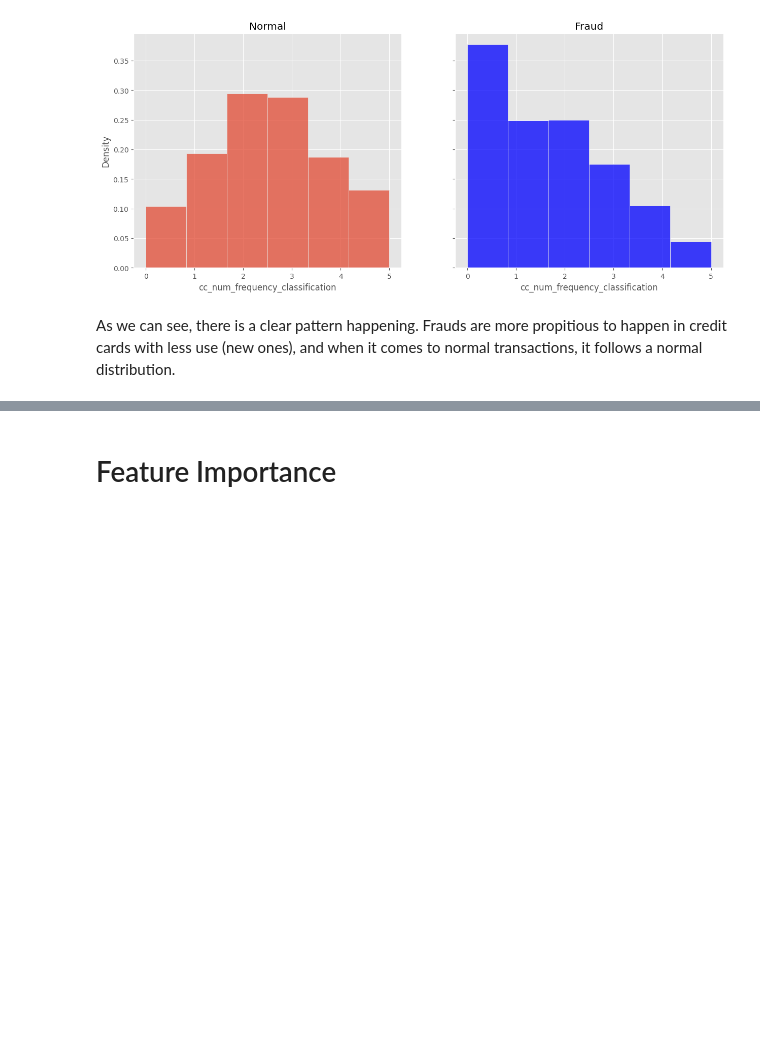
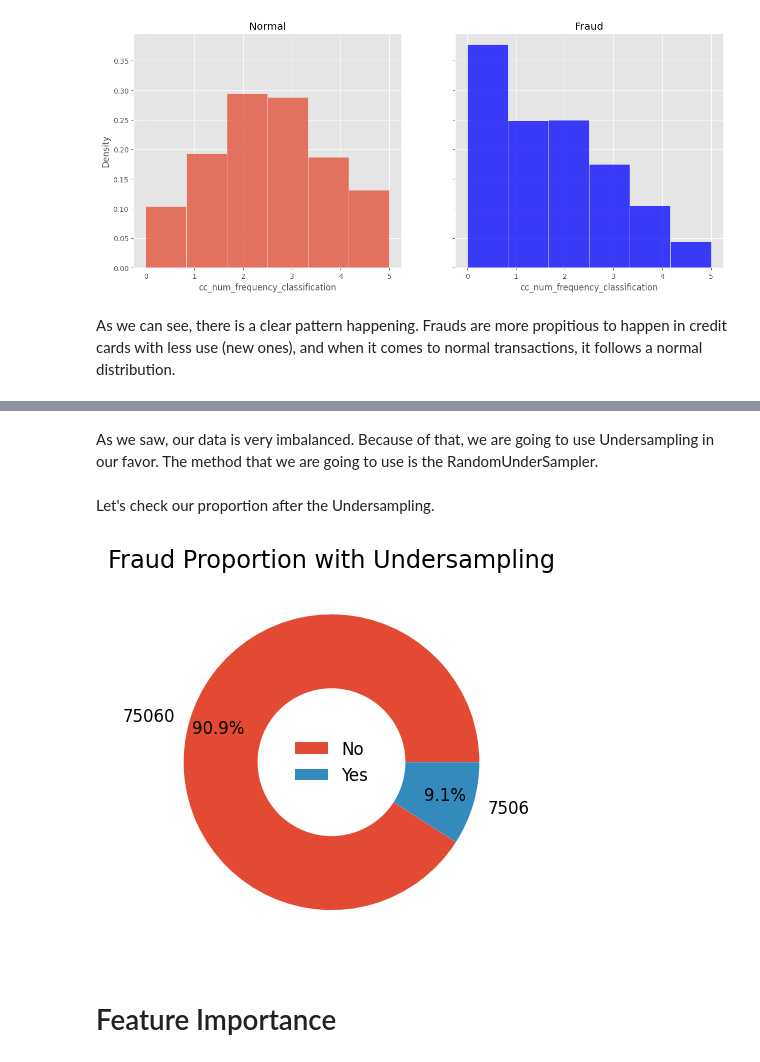
Before and after one commit to francismelojr/fraud-analysis, a Jupyter notebook: fraud-analysis.ipynb, the cells around one changed output, grey strips where cells are left out. Saved outputs shown, nothing was run; the diff lists cells and outputs as text; code cells hidden in the pictures; blank space fills up the shorter version.

```diff
--- a/fraud-analysis.ipynb
+++ b/fraud-analysis.ipynb
@@ -377,3 +399,36 @@ As we can see, there is a clear pattern happening. Frauds are more propitious to
+# %% [markdown]
+As we saw, our data is very imbalanced. Because of that, we are going to use Undersampling in our favor. The method that we are going to use is the RandomUnderSampler.
+# %%
+X = df.drop(columns=["is_fraud"])
+y = df["is_fraud"]
+# %%
+rus = RandomUnderSampler(sampling_strategy= 0.1, random_state=23)
+# %%
+X_undersampled, y_undersampled = rus.fit_resample(X, y)
+# %% [markdown]
+Let's check our proportion after the Undersampling.
+# %%
+donut = y_undersampled.value_counts().reset_index()
+
+labels = ["No", "Yes"]
+explode = (0, 0)
+
+fig, ax = plt.subplots(dpi=120, figsize=(8, 4))
+plt.pie(donut["is_fraud"],
+        labels=donut["is_fraud"],
+        autopct="%1.1f%%",
+        pctdistance=0.8,
+        explode=explode)
+
+centre_circle = plt.Circle((0.0, 0.0), 0.5, fc='white')
+fig = plt.gcf()
+fig.gca().add_artist(centre_circle)
+
+plt.title("Fraud Proportion with Undersampling")
+plt.legend(labels, loc="center", frameon=False)
+plt.show()
+# %% [output]
+[figure, added]
 # %% [markdown]
 # Feature Importance
 # %% [markdown]
```
Also changed, not shown: parts of 22 cells of this notebook.
